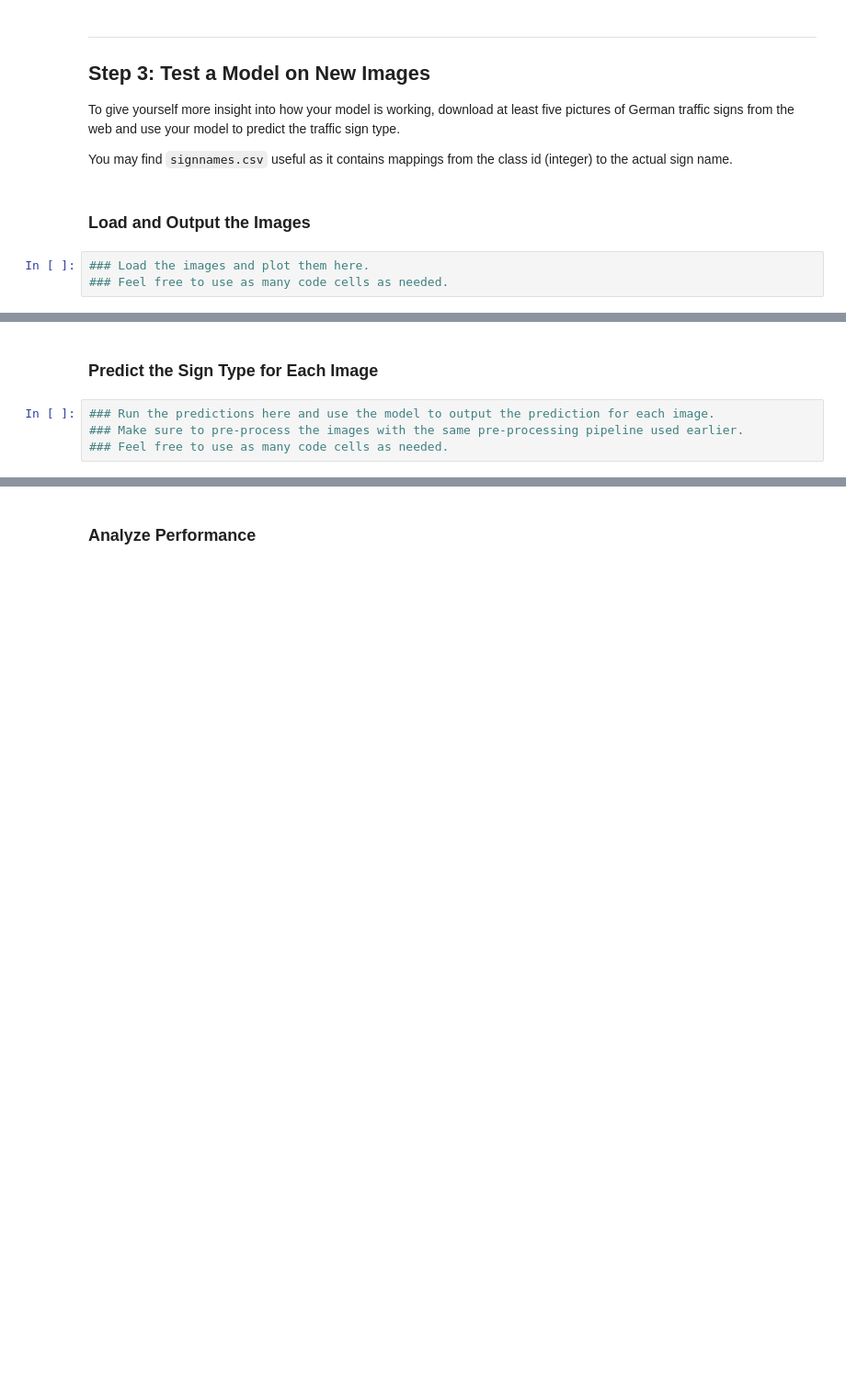
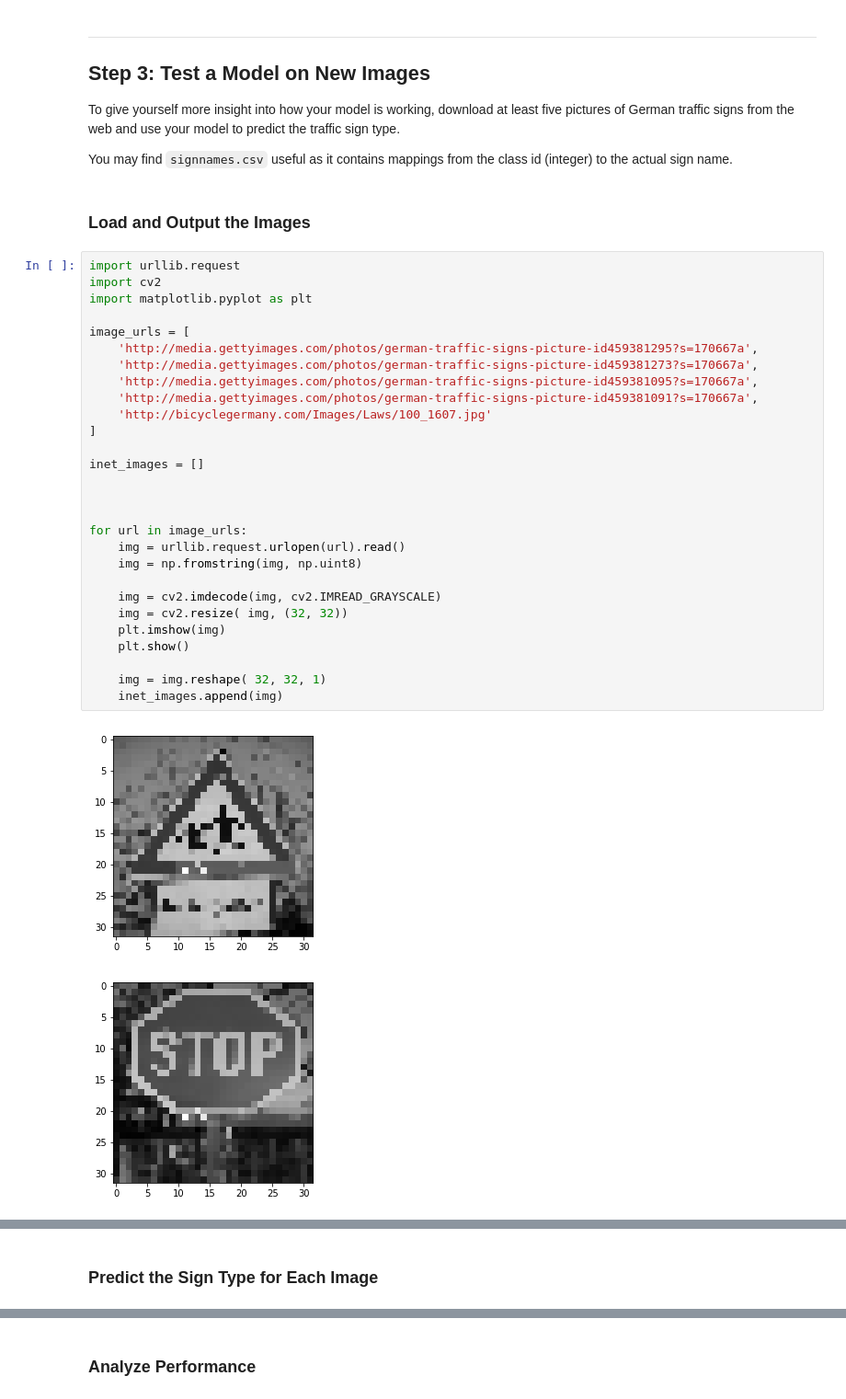
Before and after one commit to dennisjay/CarND-Traffic-Sign-Classifier-Project, a Jupyter notebook: Traffic_Sign_Classifier.ipynb, the cells around one changed output, grey strips where cells are left out. Shown at 92% size. Cells and saved outputs as stored; diff of their text form; blank space fills up the shorter version.

```diff
--- a/Traffic_Sign_Classifier.ipynb
+++ b/Traffic_Sign_Classifier.ipynb
@@ -327,6 +360,34 @@ To give yourself more insight into how your model is working, download at least
 You may find `signnames.csv` useful as it contains mappings from the class id (integer) to the actual sign name.
 # %% [markdown]
 ### Load and Output the Images
-# %%
-### Load the images and plot them here.
-### Feel free to use as many code cells as needed.
+# %%
+import urllib.request
+import cv2
+import matplotlib.pyplot as plt
+
+image_urls = [
+    'http://media.gettyimages.com/photos/german-traffic-signs-picture-id459381295?s=170667a',
+    'http://media.gettyimages.com/photos/german-traffic-signs-picture-id459381273?s=170667a',
+    'http://media.gettyimages.com/photos/german-traffic-signs-picture-id459381095?s=170667a',
+    'http://media.gettyimages.com/photos/german-traffic-signs-picture-id459381091?s=170667a',
+    'http://bicyclegermany.com/Images/Laws/100_1607.jpg'
+]
+
+inet_images = []
+
+
+
+for url in image_urls:
+    img = urllib.request.urlopen(url).read()
+    img = np.fromstring(img, np.uint8)
+
+    img = cv2.imdecode(img, cv2.IMREAD_GRAYSCALE)
+    img = cv2.resize( img, (32, 32))
+    plt.imshow(img)
+    plt.show()
+
+    img = img.reshape( 32, 32, 1)
+    inet_images.append(img)
+# %% [output]
+[figure, added]
+[figure, added]
@@ -333,6 +397,2 @@ You may find `signnames.csv` useful as it contains mappings from the class id (i
 # %% [markdown]
 ### Predict the Sign Type for Each Image
-# %%
-### Run the predictions here and use the model to output the prediction for each image.
-### Make sure to pre-process the images with the same pre-processing pipeline used earlier.
-### Feel free to use as many code cells as needed.
```
Also changed, not shown: parts of 17 cells of this notebook, 3 other files.
